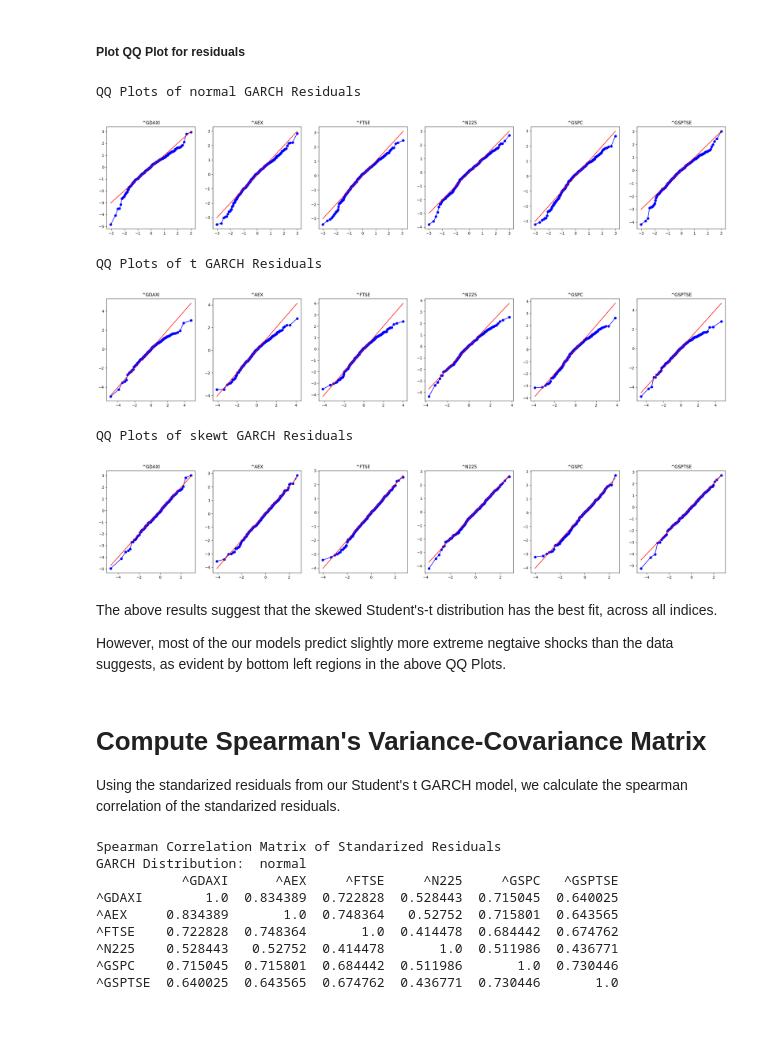
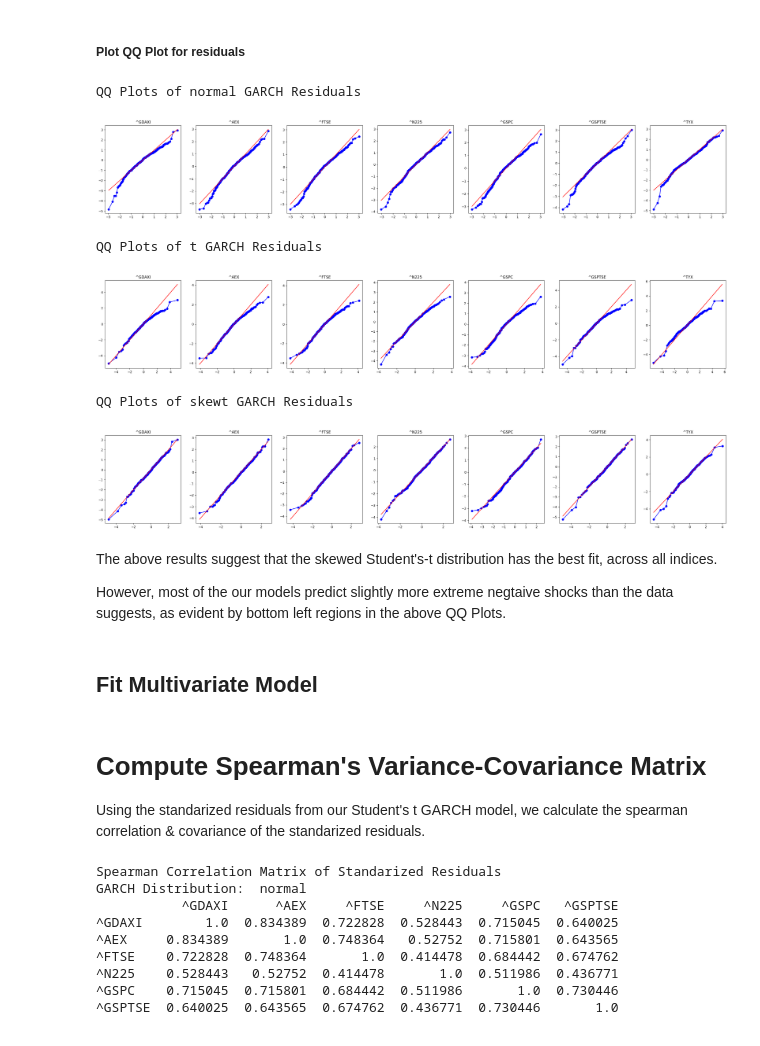
Before and after one commit to somethingwithmuffininit/GARCH-Copula-BasketModel, a Jupyter notebook: program.ipynb, the cells around one changed output. Saved outputs shown, nothing was run; the diff lists cells and outputs as text; code cells hidden in the pictures.

```diff
--- a/program.ipynb
+++ b/program.ipynb
@@ -18,13 +90,12 @@ import matplotlib.pyplot as plt
 This cell imports index data from Yahoo Finance, using the yFinance library, or alternatively, loads previously cached data.
 # %%
-
 # List of ticker symbols for each index
-tickers = ["^GDAXI", "^AEX", "^FTSE", "^N225", "^GSPC", "^GSPTSE"]  # DAX, AEX, FTSE 100 Nikkei 225, S&P 500, TSX
+tickers = ["^GDAXI", "^AEX", "^FTSE", "^N225", "^GSPC", "^GSPTSE", "^TYX"]  # DAX, AEX, FTSE 100, Nikkei 225, S&P 500, S&P/TSX Composite
 index_datasets = {}
 
 #Set to True to download data from Yahoo Finance using the yFinance library
 #Set to False to use previously cached data
-DOWNLOAD_DATA = True
+DOWNLOAD_DATA = False
 
 
 if DOWNLOAD_DATA:
@@ -71,6 +159,7 @@ We merge all of the data stored in the index_datasets dictionary into one Pandas
 # Initialize a DataFrame to store merged data
 merged_data = pd.DataFrame()
 k=0
+
 # Loop over each ticker symbol to fetch the data
 for ticker in tickers:
 
@@ -81,27 +170,21 @@ for ticker in tickers:
 
     close_data.rename(columns={'Close': ticker},inplace=True)
 
-
     # Merge with the previously merged data
     if merged_data.empty:
         merged_data = close_data
     else:
         merged_data = pd.merge(merged_data, close_data, on='Date')
 
-
-
 for ticker in tickers:
     #Forward fill missing data
     merged_data[ticker] = merged_data[ticker].ffill()
 
-
 #Resample at end of each month
-merged_data = merged_data.resample("M").last()
+merged_data = merged_data.resample("ME").last()
 
 #Compute Log Returns
 merged_data[:] = np.log(1+merged_data.pct_change())
 
-#Alternatively, can use simple returns
-#merged_data[:] = merged_data.pct_change()
-
+#Drop blank entries in first row (if any)
 merged_data.dropna(inplace=True)
@@ -141,14 +229,10 @@ We will test different pairs of $(p,q)$, and choose the one with the lowest aver
 
 Note: We are actually fitting the GARCH model to 100 times the log-return data, as recommended by the library documentation. This is done to improve numerical stability.
 # %%
-aic_min_model = "Empty"
-min_combination_model = ("normal",1,1)
-
 distributions = ("normal","t","skewt")
 
 combinations = [(i, j) for i in range(1, 5) for j in range(1, 5)]
 # i.e. [(1,1),(1,2),...,(1,4),(2,1),(2,2),...,(4,4)]
-
 
 best_AIC = pd.DataFrame(np.inf,columns=tickers, index = distributions)
 best_pair = pd.DataFrame(columns=tickers, index = distributions)
@@ -158,7 +242,7 @@ for dist in distributions:
         for ticker in tickers:
             # as suggested by the documentation, we scale our data to improve numerical stability
             model = arch_model(merged_data[ticker]*100, vol="Garch", p=p, q=q, dist=dist, rescale=False)
-            aic = model.fit(options={'maxiter': 1000, 'ftol': 1e-8},disp="off").aic
+            aic = model.fit(options={'maxiter': 10000, 'ftol': 1e-8},disp="off").aic
 
             if best_AIC.loc[dist,ticker] > aic:
                 best_AIC.loc[dist,ticker] = aic
@@ -198,8 +284,6 @@ for dist in distributions:
         fitted_models[(ticker,dist)] = model.fit(options={'maxiter': 1000, 'ftol': 1e-8},disp="off")
         std_residuals[(ticker,dist)] = fitted_models[(ticker,dist)].resid / fitted_models[(ticker,dist)].conditional_volatility
 
-
-
 #Creates a dataframe with the fitted parameters from each model, and prints results
 print("Fitted parameters for each model:\n")
 for dist in distributions:
@@ -208,16 +292,6 @@ for dist in distributions:
         df[ticker] = fitted_models[(ticker,dist)].params
     print("\nModel: "+dist)
     print(round(df,10))
-
-    if dist == "t":
-        min_nu = sorted(df.loc['nu'])[0]
-        max_nu = sorted(df.loc['nu'])[-1]
-        max_nu_2 = sorted(df.loc['nu'])[-2]
-
-    if dist == "skewt":
-        min_eta = sorted(df.loc['eta'])[0]
-        max_eta = sorted(df.loc['eta'])[-1]
-        max_eta_2 = sorted(df.loc['eta'])[-2]
 # %% [output]
 Fitted parameters for each model:
 
@@ -289,46 +365,49 @@ for dist in distributions:
     num_tickers = len(tickers)
     fig, axes = plt.subplots(1, num_tickers, figsize=(5 * num_tickers, 5))
 
     n = len(merged_data)
+
     quantiles = (np.arange(1, n + 1) - 0.5) / n
 
     for i in range(num_tickers):
 
         ticker = tickers[i]
 
         if dist == 'normal': theoretical_quantiles  =  np.quantile(norm.rvs(0,1,100000), quantiles)
 
         elif dist == 't':
             nu =  fitted_models[(ticker,dist)].params["nu"]
             theoretical_quantiles  =  np.quantile(t.rvs(nu,0,1,100000), quantiles)
 
         elif dist == 'skewt':
             eta = fitted_models[(ticker,dist)].params["eta"]
             lambda_param = fitted_models[(ticker,dist)].params["lambda"]
             skew_t_rvs = SkewStudent().simulate(parameters=[eta, lambda_param])
-            theoretical_quantiles  =  np.quantile(skew_t_rvs(100000), quantiles)
+            theoretical_quantiles  =  np.quantile(skew_t_rvs(10000), quantiles)
 
         sorted_std_residuals = sorted(std_residuals[(ticker,dist)])
 
         axes[i].plot(theoretical_quantiles,sorted_std_residuals,color = "blue", marker = 'o')
         axes[i].plot(theoretical_quantiles,theoretical_quantiles,color = "red")
         axes[i].set_title(ticker)
 
     plt.show()
 # %% [output]
 QQ Plots of normal GARCH Residuals
-[figure, old version]
+[figure, new version]
 QQ Plots of t GARCH Residuals
-[figure, old version]
+[figure, new version]
 QQ Plots of skewt GARCH Residuals
-[figure, old version]
+[figure, new version]
 # %% [markdown]
 The above results suggest that the skewed Student's-t distribution has the best fit, across all indices.
 
 
 
 However, most of the our models predict slightly more extreme negtaive shocks than the data suggests, as evident by bottom left regions in the above QQ Plots.
+# %% [markdown]
+## Fit Multivariate Model
 # %% [markdown]
 # Compute Spearman's Variance-Covariance Matrix
-Using the standarized residuals from our Student's t GARCH model, we calculate the spearman correlation of the standarized residuals.
+Using the standarized residuals from our Student's t GARCH model, we calculate the spearman correlation & covariance of the standarized residuals.
 # %%
```
Also changed, not shown: parts of 41 cells of this notebook, 10 other files.
